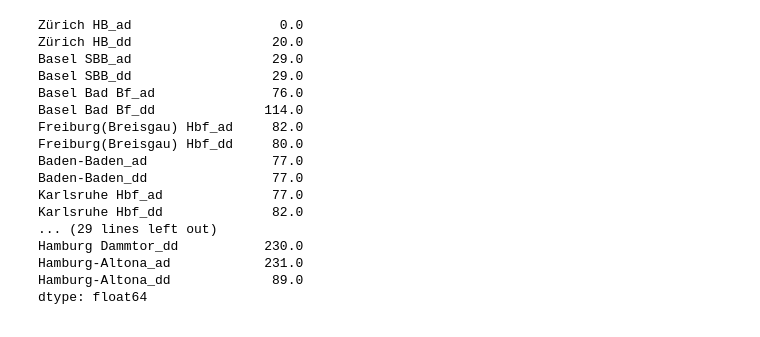
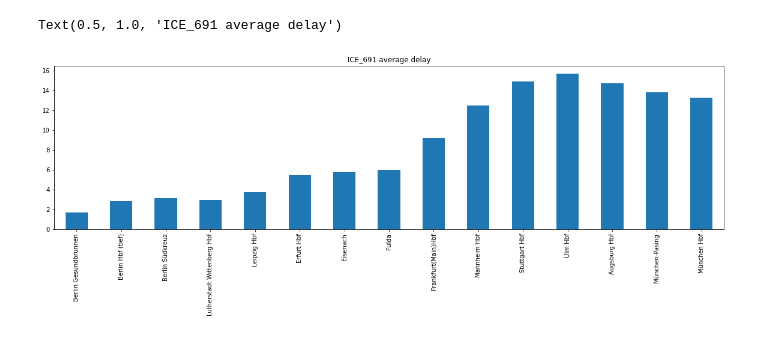
Before and after one commit to nklausner/delay_project, a Jupyter notebook: src/delay_exploration.ipynb, the cells around one changed output. Saved outputs shown, nothing was run; the diff lists cells and outputs as text; code cells hidden in the pictures.

```diff
--- a/src/delay_exploration.ipynb
+++ b/src/delay_exploration.ipynb
@@ -31,20 +40,7 @@ sns.heatmap(df, cbar=True, vmax=120)
 # %%
-df.max()
+plt.figure(figsize=(20,5))
+df.mean().plot.bar()
+plt.title(f'{mytrain} average delay')
 # %% [output]
-Zürich HB_ad                   0.0
-Zürich HB_dd                  20.0
-Basel SBB_ad                  29.0
-Basel SBB_dd                  29.0
-Basel Bad Bf_ad               76.0
-Basel Bad Bf_dd              114.0
-Freiburg(Breisgau) Hbf_ad     82.0
-Freiburg(Breisgau) Hbf_dd     80.0
-Baden-Baden_ad                77.0
-Baden-Baden_dd                77.0
-Karlsruhe Hbf_ad              77.0
-Karlsruhe Hbf_dd              82.0
-... (29 lines left out)
-Hamburg Dammtor_dd           230.0
-Hamburg-Altona_ad            231.0
-Hamburg-Altona_dd             89.0
-dtype: float64
+Text(0.5, 1.0, 'ICE_691 average delay')
+[figure, added]
```
Also changed, not shown: parts of 62 cells of this notebook, 9 other files.
